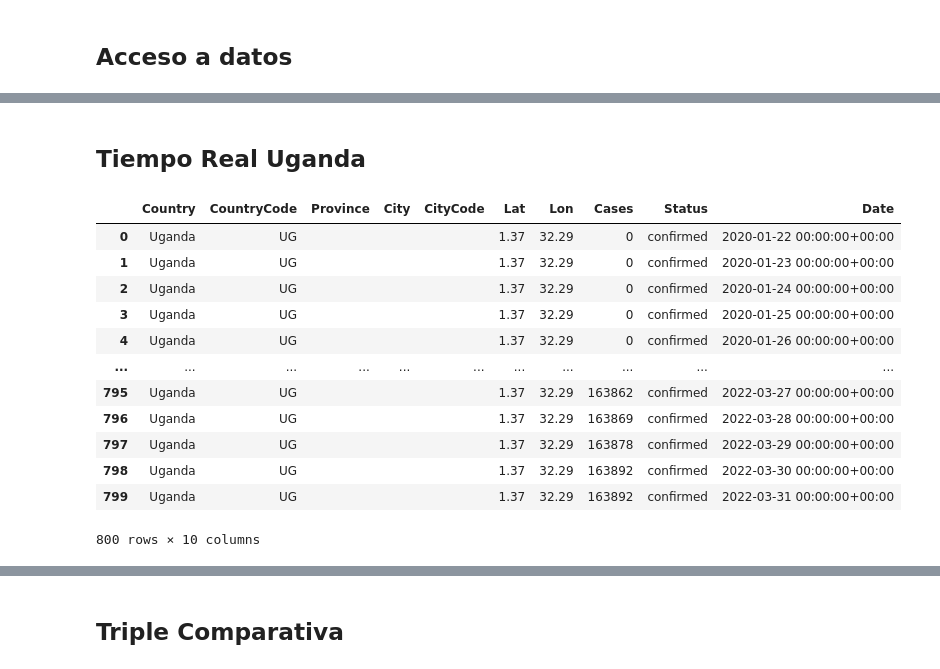
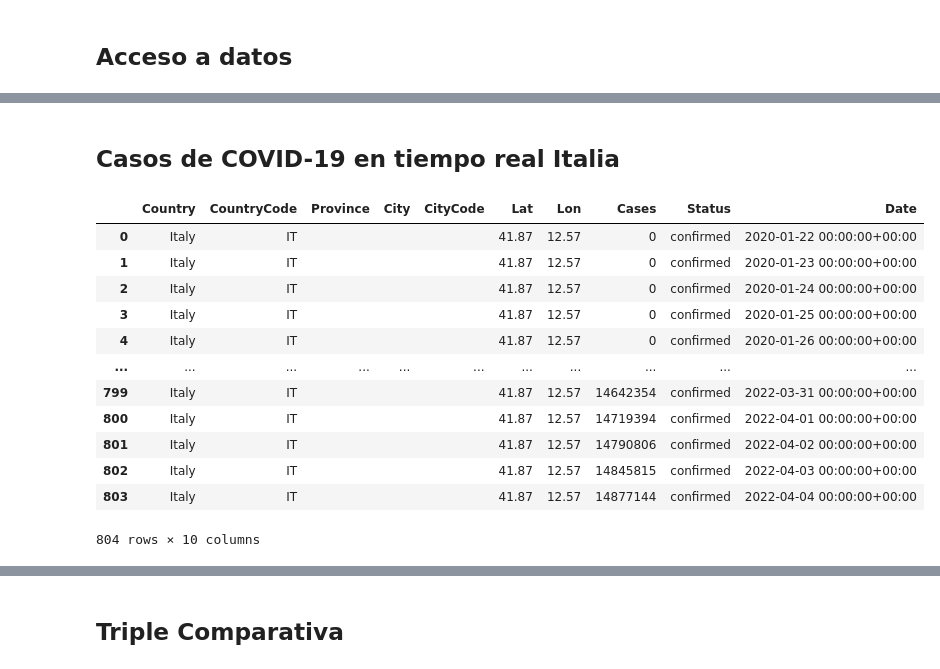
Before and after one commit to nebrijas/periodismodedatos-MiramBT16, a Jupyter notebook: api-covid19-pandas.ipynb, the cells around one changed output, grey strips where cells are left out. Cells and saved outputs as stored; diff of their text form; code cells hidden in the pictures.

```diff
--- a/api-covid19-pandas.ipynb
+++ b/api-covid19-pandas.ipynb
@@ -299,21 +337,21 @@ vs.plot(title="España VS Colombia",kind='area')
 # %% [markdown]
-## Tiempo Real Uganda
+## Casos de COVID-19 en tiempo real Italia
 # %%
-url_ug = 'https://api.covid19api.com/country/uganda/status/confirmed/live'
-df_ug = pd.read_json(url_ug)
-df_ug
+url_it = 'https://api.covid19api.com/country/italy/status/confirmed/live'
+df_it = pd.read_json(url_it)
+df_it
 # %% [output]
 |  | Country | CountryCode | Province | City | CityCode | Lat | Lon | Cases | Status | Date |
-| 0 | Uganda | UG |  |  |  | 1.37 | 32.29 | 0 | confirmed | 2020-01-22 00:00:00+00:00 |
-| 1 | Uganda | UG |  |  |  | 1.37 | 32.29 | 0 | confirmed | 2020-01-23 00:00:00+00:00 |
-| 2 | Uganda | UG |  |  |  | 1.37 | 32.29 | 0 | confirmed | 2020-01-24 00:00:00+00:00 |
-| 3 | Uganda | UG |  |  |  | 1.37 | 32.29 | 0 | confirmed | 2020-01-25 00:00:00+00:00 |
-| 4 | Uganda | UG |  |  |  | 1.37 | 32.29 | 0 | confirmed | 2020-01-26 00:00:00+00:00 |
+| 0 | Italy | IT |  |  |  | 41.87 | 12.57 | 0 | confirmed | 2020-01-22 00:00:00+00:00 |
+| 1 | Italy | IT |  |  |  | 41.87 | 12.57 | 0 | confirmed | 2020-01-23 00:00:00+00:00 |
+| 2 | Italy | IT |  |  |  | 41.87 | 12.57 | 0 | confirmed | 2020-01-24 00:00:00+00:00 |
+| 3 | Italy | IT |  |  |  | 41.87 | 12.57 | 0 | confirmed | 2020-01-25 00:00:00+00:00 |
+| 4 | Italy | IT |  |  |  | 41.87 | 12.57 | 0 | confirmed | 2020-01-26 00:00:00+00:00 |
 | ... | ... | ... | ... | ... | ... | ... | ... | ... | ... | ... |
-| 795 | Uganda | UG |  |  |  | 1.37 | 32.29 | 163862 | confirmed | 2022-03-27 00:00:00+00:00 |
-| 796 | Uganda | UG |  |  |  | 1.37 | 32.29 | 163869 | confirmed | 2022-03-28 00:00:00+00:00 |
-| 797 | Uganda | UG |  |  |  | 1.37 | 32.29 | 163878 | confirmed | 2022-03-29 00:00:00+00:00 |
-| 798 | Uganda | UG |  |  |  | 1.37 | 32.29 | 163892 | confirmed | 2022-03-30 00:00:00+00:00 |
-| 799 | Uganda | UG |  |  |  | 1.37 | 32.29 | 163892 | confirmed | 2022-03-31 00:00:00+00:00 |
+| 799 | Italy | IT |  |  |  | 41.87 | 12.57 | 14642354 | confirmed | 2022-03-31 00:00:00+00:00 |
+| 800 | Italy | IT |  |  |  | 41.87 | 12.57 | 14719394 | confirmed | 2022-04-01 00:00:00+00:00 |
+| 801 | Italy | IT |  |  |  | 41.87 | 12.57 | 14790806 | confirmed | 2022-04-02 00:00:00+00:00 |
+| 802 | Italy | IT |  |  |  | 41.87 | 12.57 | 14845815 | confirmed | 2022-04-03 00:00:00+00:00 |
+| 803 | Italy | IT |  |  |  | 41.87 | 12.57 | 14877144 | confirmed | 2022-04-04 00:00:00+00:00 |
-800 rows × 10 columns
+804 rows × 10 columns
 # %%
```
Also changed, not shown: parts of 50 cells of this notebook.
